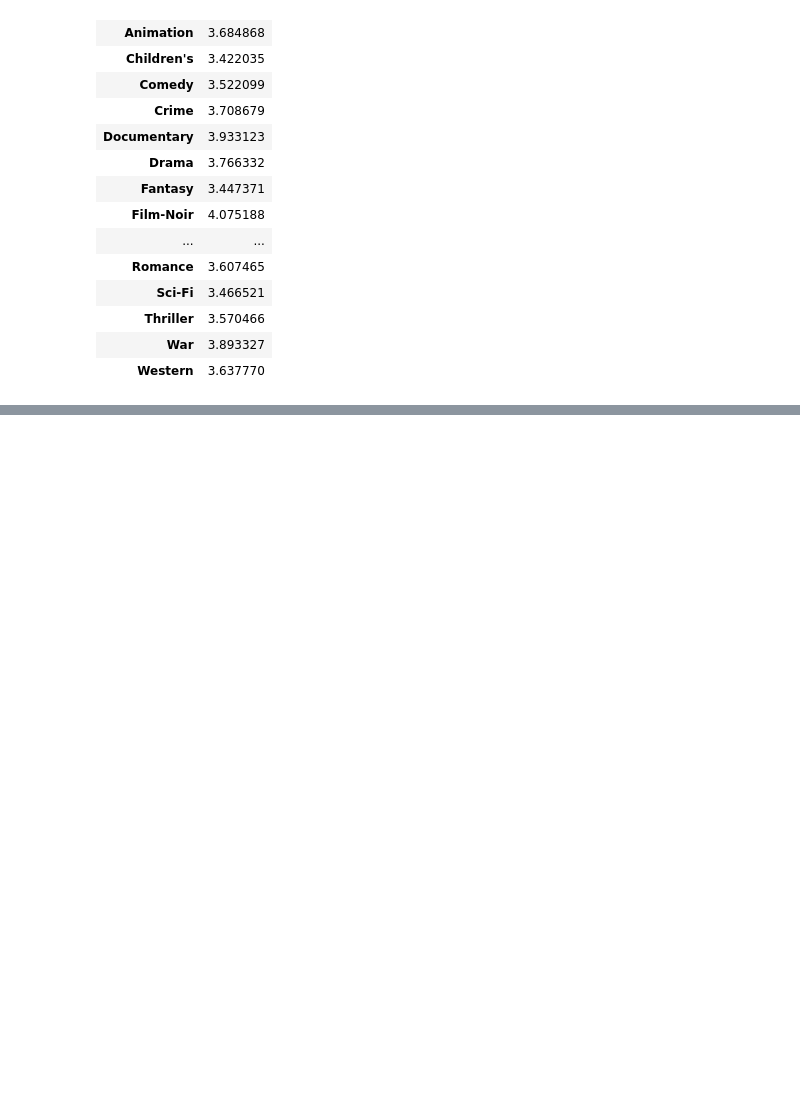
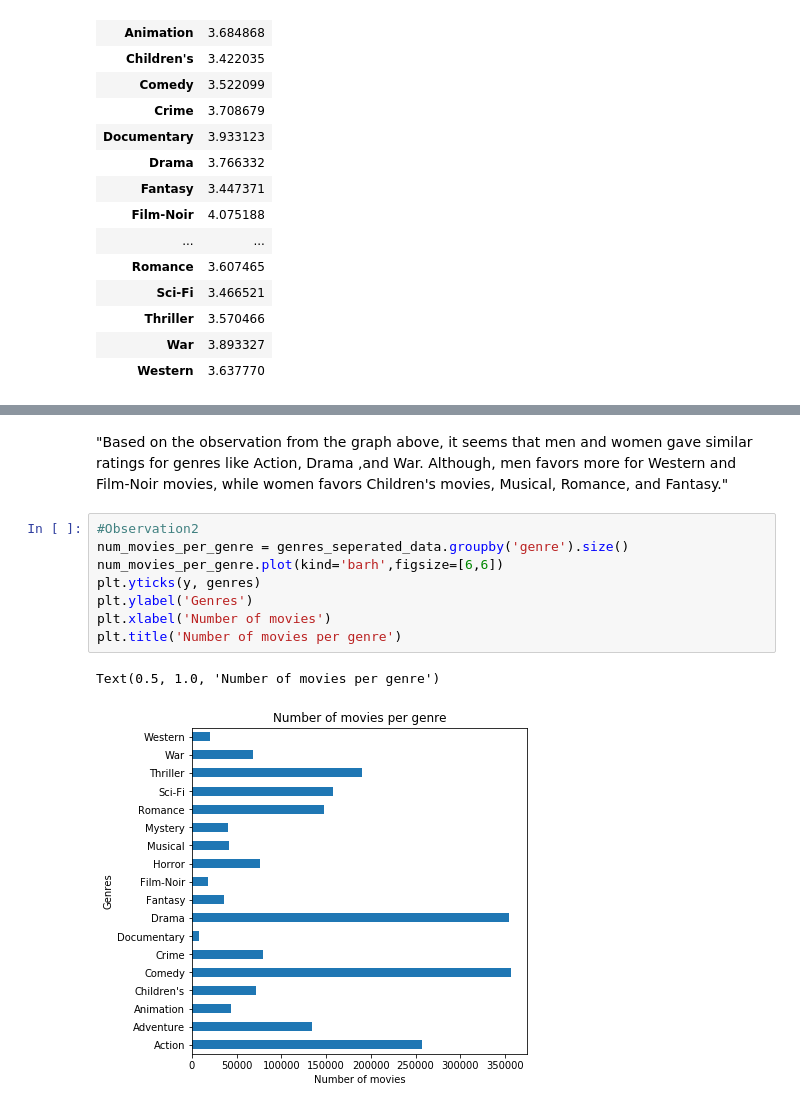
Before and after one commit to Hitesh1912/Data-Mining-Techniques, a Jupyter notebook: assignment1_sol.ipynb, the cells around one changed output, grey strips where cells are left out. Saved outputs shown, nothing was run; the diff lists cells and outputs as text; blank space fills up the shorter version.

```diff
--- a/assignment1_sol.ipynb
+++ b/assignment1_sol.ipynb
@@ -183,0 +185,13 @@ Based on the observation from the graph above, it seems that men and women gave
+# %% [markdown]
+"Based on the observation from the graph above, it seems that men and women gave similar ratings for genres like Action, Drama ,and War. Although, men favors more for Western and Film-Noir movies, while women favors Children's movies, Musical, Romance, and Fantasy."
+# %%
+#Observation2
+num_movies_per_genre = genres_seperated_data.groupby('genre').size()
+num_movies_per_genre.plot(kind='barh',figsize=[6,6])
+plt.yticks(y, genres)
+plt.ylabel('Genres')
+plt.xlabel('Number of movies')
+plt.title('Number of movies per genre')
+# %% [output]
+Text(0.5, 1.0, 'Number of movies per genre')
+[figure, added]
```
Also changed, not shown: parts of 12 cells of this notebook.
